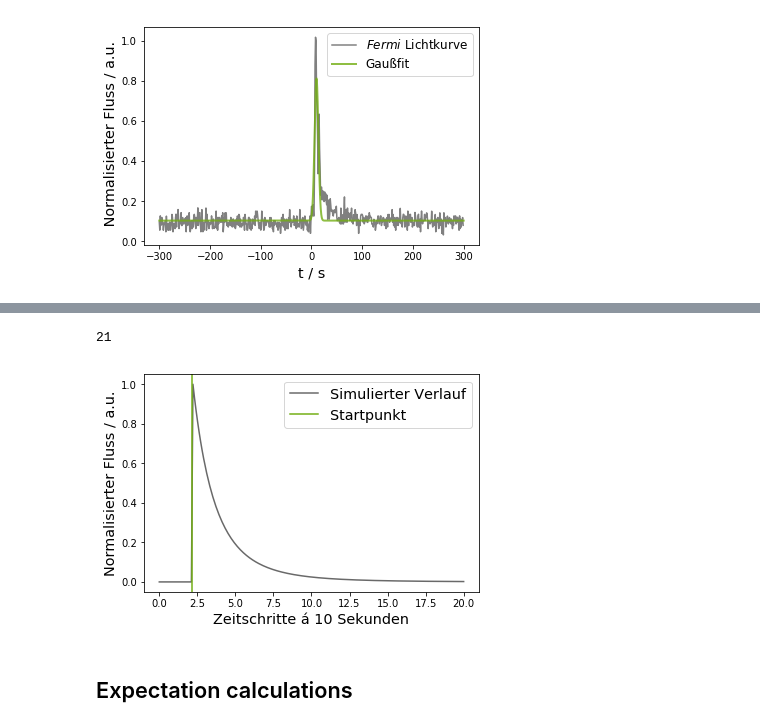
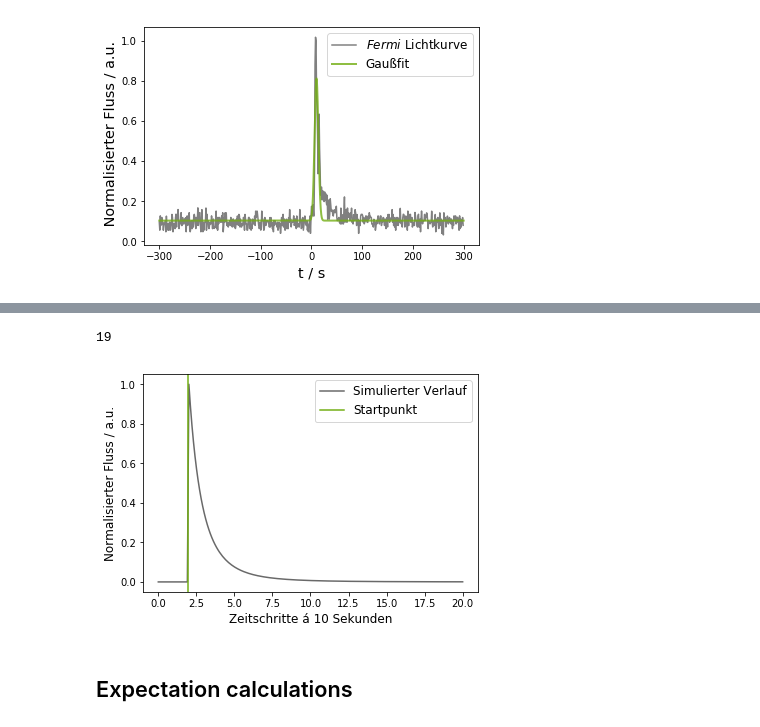
Before and after one commit to JanaMo/Project_Master, a Jupyter notebook: Plots.ipynb, the cells around one changed output, grey strips where cells are left out. Saved outputs shown, nothing was run; the diff lists cells and outputs as text; code cells hidden in the pictures.

```diff
--- a/Plots.ipynb
+++ b/Plots.ipynb
@@ -320,16 +320,16 @@ def simulate_Gaussians(sigma_range_min,sigma_range_max,Num_slices,time_per_slice
     plt.axhline(0.25*ylin.max(),linestyle='--', color=viridis7)
     True_Start = int(x_from_y_Gauss(0.25,y,sigma,mu)/time_per_slice) # Number of slice
 
-    plt.legend(fontsize='x-large')
+    plt.legend(fontsize='large')
     #plt.xlim(20,40)
-    plt.xlabel('Zeitschritte á 10 Sekunden',size='x-large')
-    plt.ylabel('Normalisierter Fluss / a.u.',size='x-large')
+    plt.xlabel('Zeitschritte á 10 Sekunden',size='large')
+    plt.ylabel('Normalisierter Fluss / a.u.',size='large')
     return ylin, True_Start
 
 
 y,True_Start = simulate_Gaussians(1.8348,16.0364,80,10)
-plt.savefig('Plots_DE/New_Results_21.pdf')
-#plt.savefig('Plots_DE/jpeg/New_Results_21.jpeg')
+#plt.savefig('Plots_DE/New_Results_21.pdf')
+plt.savefig('Plots_DE/jpeg/New_Results_21.jpeg')
 
 True_Start   ## +/- 2 Slices Toleranz
 # %% [output]
@@ -347,40 +347,40 @@ alpha_min = 3
 b_min = 0
 alpha_max = 6
 b_max = 2
 
 def simulate_Exponential(alpha_min,alpha_max,b_min,b_max,Num_slices,time_per_slice):
     time = Num_slices*time_per_slice
     alpha_min_time = alpha_min
     b_min_time = b_min/600*time
     alpha_max_time = alpha_max
     b_max_time = b_max/600*time
 
     b = uniform(b_min_time,b_max_time)
     alpha = uniform(alpha_min_time, alpha_max_time)
     tp = uniform(0,time/3)
     params = np.array([tp,1,b,alpha])
 
     x2 =np.linspace(0,time,Num_slices)
     y2 = Step_exp(x2,params[0], params[1], params[2], params[3])
     y2 = y2/y2.max()
     noise = np.random.normal(0,0.00, y2.shape)
     y2 = y2 + noise
 
     plt.plot(x2/time_per_slice/10,y2, color='dimgray',label='Simulierter Verlauf')
     plt.axvline(tp/time_per_slice/10,color=tugreen, label='Startpunkt')
-    plt.xlabel('Zeitschritte á 10 Sekunden',size='x-large')
-    plt.ylabel('Normalisierter Fluss / a.u.',size='x-large')
-    plt.legend(fontsize='x-large')
+    plt.xlabel('Zeitschritte á 10 Sekunden',size='large')
+    plt.ylabel('Normalisierter Fluss / a.u.',size='large')
+    plt.legend(fontsize='large')
     True_Start = tp/time_per_slice
     return y2,int(True_Start)
 
 y,True_Start = simulate_Exponential(alpha_min,alpha_max,b_min,b_max,200,10)
-plt.savefig('Plots_DE/New_Results_20.pdf')
-#plt.savefig('Plots_DE/jpeg/New_Results_20.jpeg')
+#plt.savefig('Plots_DE/New_Results_20.pdf')
+plt.savefig('Plots_DE/jpeg/New_Results_20.jpeg')
 True_Start
 # %% [output]
-21
+19
-[figure, old version]
+[figure, new version]
 # %% [markdown]
 ## Expectation calculations
 # %%
```
Also changed, not shown: parts of 14 cells of this notebook, 1 other file.
